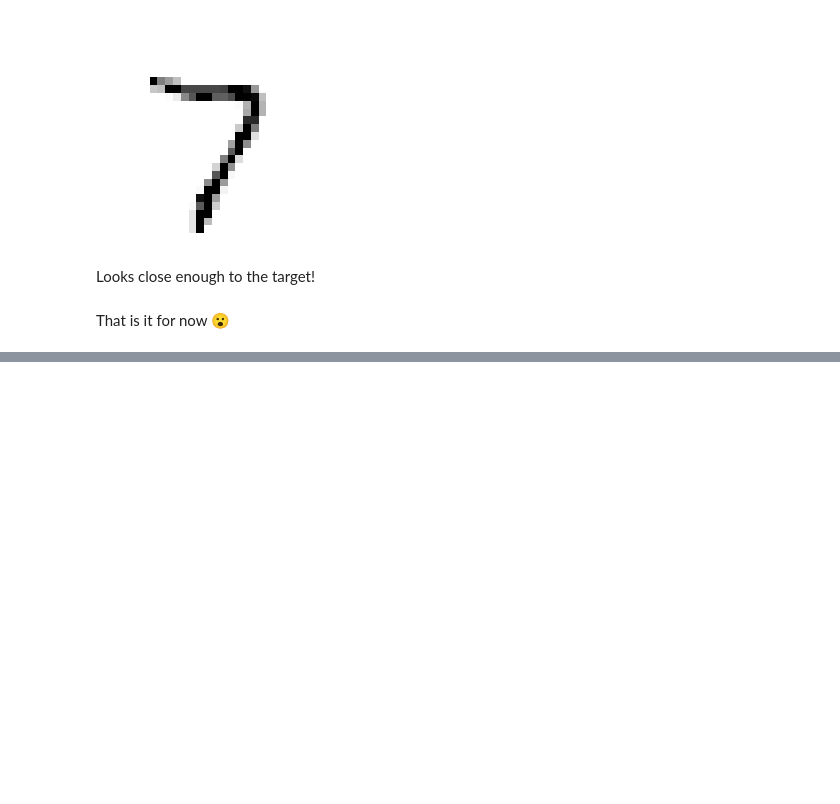
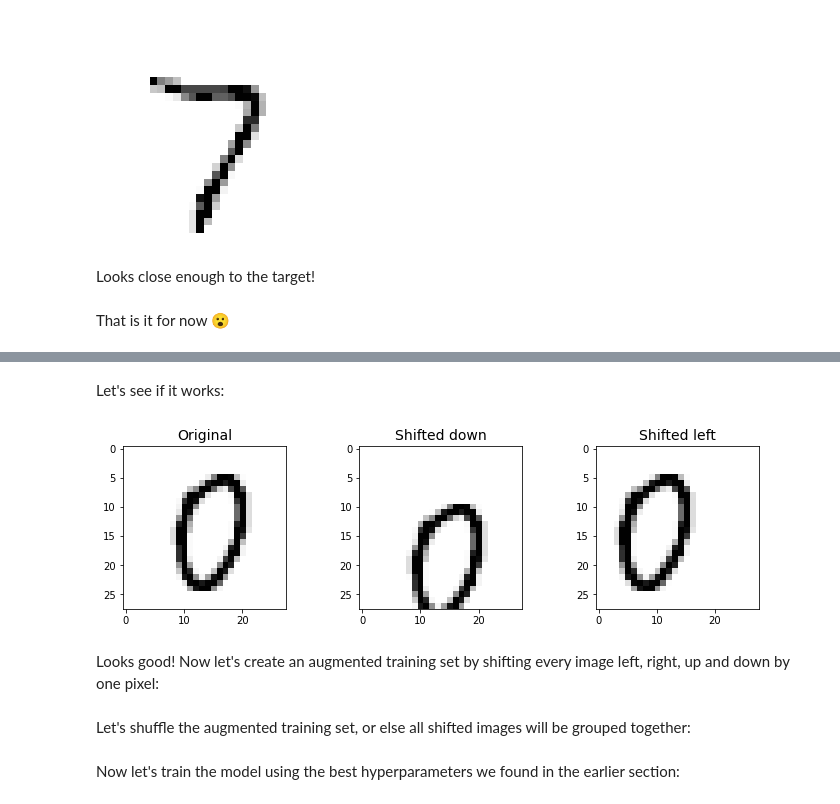
Before and after one commit to adit333/handson_machine_learning, a Jupyter notebook: mnist_classification_ch3.ipynb, the cells around one changed output, grey strips where cells are left out. Cells and saved outputs as stored; diff of their text form; code cells hidden in the pictures; blank space fills up the shorter version.

Commit message:
added k-nearest neighbor and data augmentation

```diff
--- a/mnist_classification_ch3.ipynb
+++ b/mnist_classification_ch3.ipynb
@@ -499,0 +504,7 @@ That is it for now 😮
+# %%
+from sklearn.neighbors import KNeighborsClassifier
+
+knn_clf = KNeighborsClassifier()
+knn_clf.fit(X_train, y_train)
+baseline_accuracy = knn_clf.score(X_test, y_test)
+baseline_accuracy
@@ -499,0 +517,8 @@ That is it for now 😮
+# %%
+from sklearn.model_selection import GridSearchCV
+
+param_grid = [{'weights': ["uniform", "distance"], 'n_neighbors': [3, 4, 5, 6]}]
+
+knn_clf = KNeighborsClassifier()
+grid_search = GridSearchCV(knn_clf, param_grid, cv=5)
+grid_search.fit(X_train[:10_000], y_train[:10_000])
@@ -499,0 +539,4 @@ That is it for now 😮
+# %%
+grid_search.best_estimator_.fit(X_train, y_train)
+tuned_accuracy = grid_search.score(X_test, y_test)
+tuned_accuracy
@@ -499,0 +553,30 @@ That is it for now 😮
+# %%
+def shift_image(image, dx, dy):
+    image = image.reshape((28, 28))
+    shifted_image = shift(image, [dy, dx], cval=0, mode="constant")
+    return shifted_image.reshape([-1])    # convert to a vector
+# %% [markdown]
+Let's see if it works:
+# %%
+image = X_train[1000]  # some random digit to demo
+shifted_image_down = shift_image(image, 0, 5)
+shifted_image_left = shift_image(image, -5, 0)
+
+plt.figure(figsize=(12, 3))
+plt.subplot(131)
+plt.title("Original")
+plt.imshow(image.reshape(28, 28),
+           interpolation="nearest", cmap="Greys")
+plt.subplot(132)
+plt.title("Shifted down")
+plt.imshow(shifted_image_down.reshape(28, 28),
+           interpolation="nearest", cmap="Greys")
+plt.subplot(133)
+plt.title("Shifted left")
+plt.imshow(shifted_image_left.reshape(28, 28),
+           interpolation="nearest", cmap="Greys")
+plt.show()
+# %% [output]
+[figure, added]
+# %% [markdown]
+Looks good! Now let's create an augmented training set by shifting every image left, right, up and down by one pixel:
@@ -499,0 +594,2 @@ That is it for now 😮
+# %% [markdown]
+Let's shuffle the augmented training set, or else all shifted images will be grouped together:
@@ -499,0 +600,2 @@ That is it for now 😮
+# %% [markdown]
+Now let's train the model using the best hyperparameters we found in the earlier section:
```
Also changed, not shown: parts of 23 cells of this notebook.
